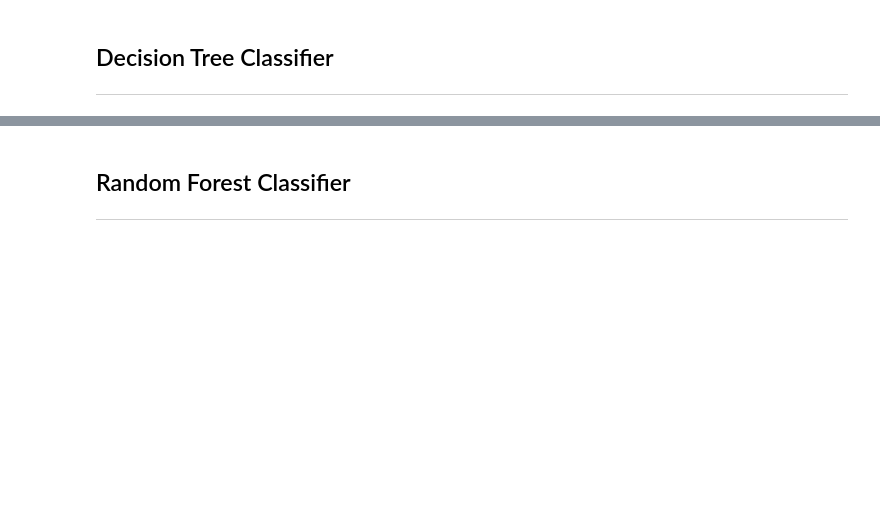
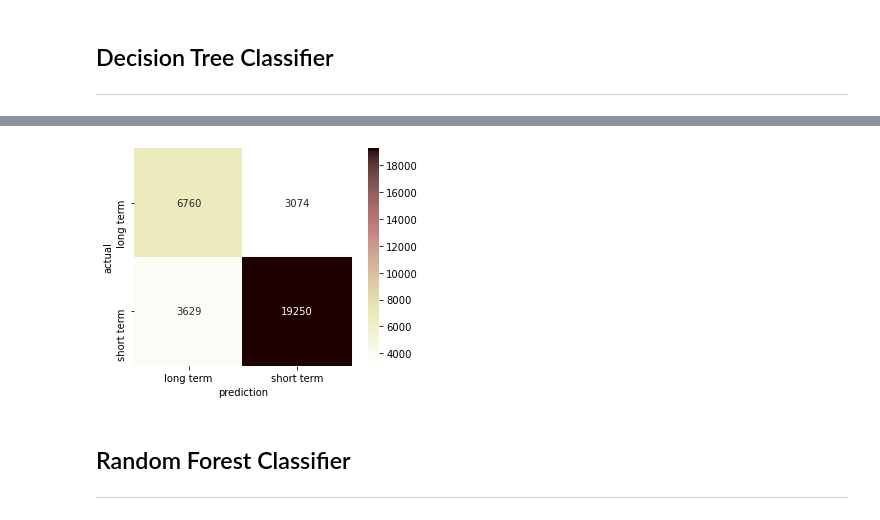
Before and after one commit to iamal95/Bank-Loan-classification, a Jupyter notebook: Code/Bank-Loan-classification.ipynb, the cells around one changed output, grey strips where cells are left out. Cells and saved outputs as stored; diff of their text form; code cells hidden in the pictures; blank space fills up the shorter version.

```diff
--- a/Code/Bank-Loan-classification.ipynb
+++ b/Code/Bank-Loan-classification.ipynb
@@ -1109,3 +1142,15 @@ plt.title('Precision and Recall Curves');
+# %%
+y_predict = (Decision_Tree.predict_proba(X_train)[:, 1] >= 0.61)
+
+loan_confusion = confusion_matrix(y_train, y_predict)
+
+sns.heatmap(fraud_confusion , cmap = 'pink_r', annot = True , square = True , fmt = 'd',
+           xticklabels = ['long term','short term'],
+           yticklabels = ['long term','short term']);
+plt.xlabel('prediction')
+plt.ylabel('actual');
+# %% [output]
+[figure, added]
 # %% [markdown]
 ## Random Forest Classifier
 ---
```
Also changed, not shown: parts of 17 cells of this notebook.
